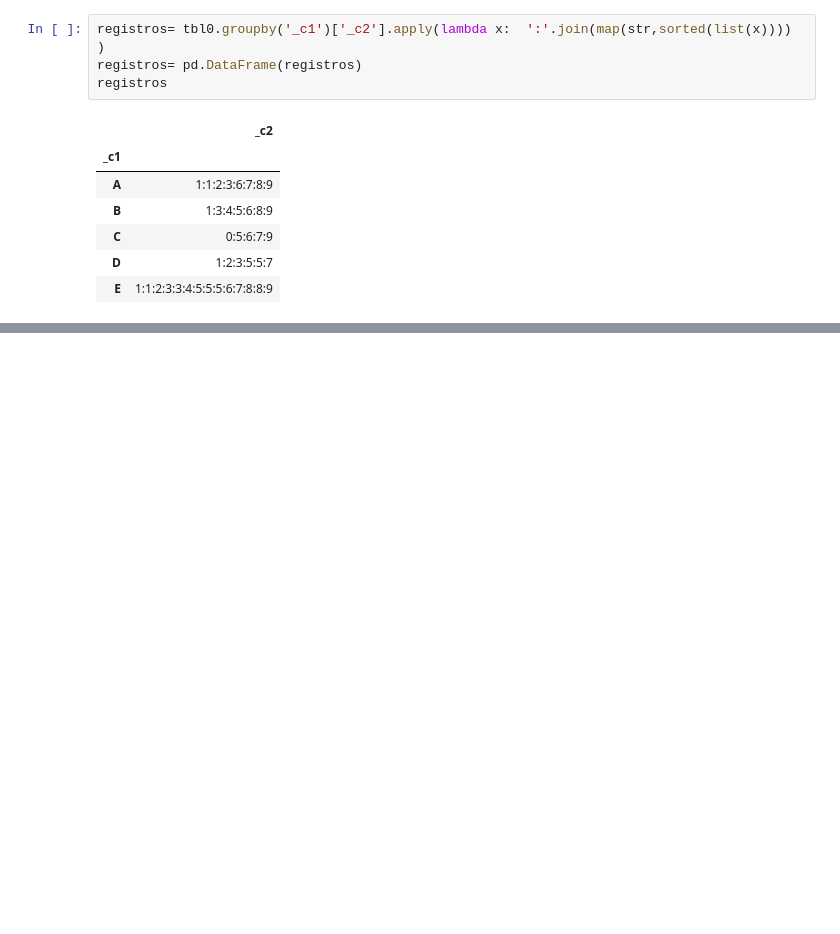
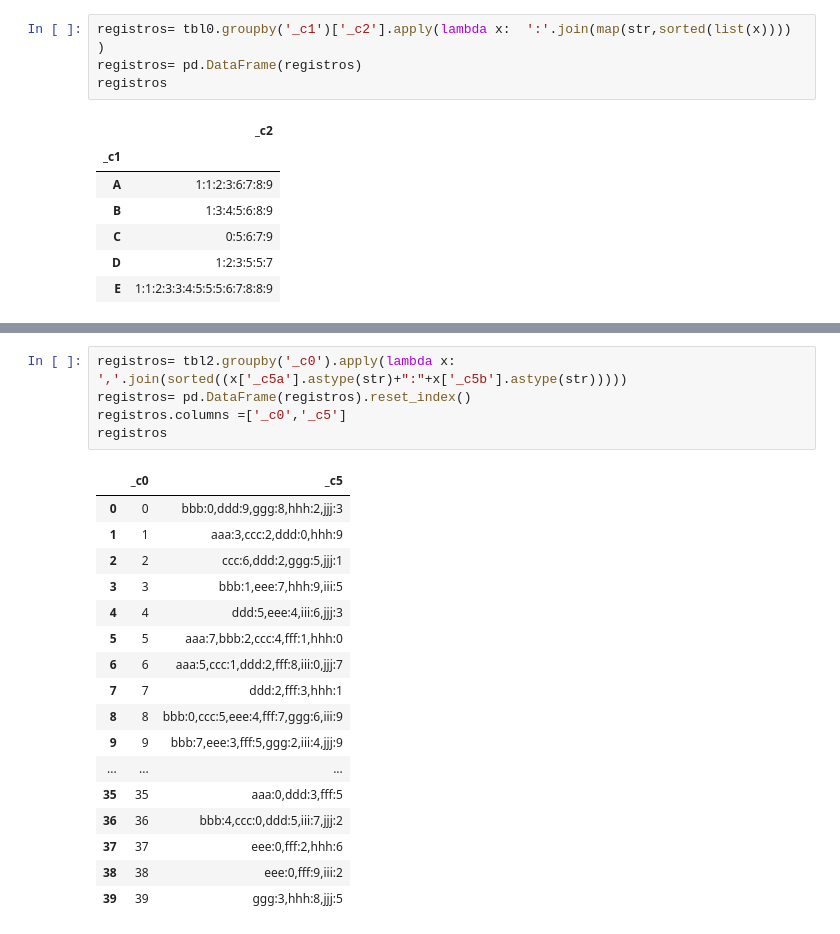
Before and after one commit to ciencia-de-los-datos/programacion-usando-pandas-juaquinteromo, a Jupyter notebook: Solucion.ipynb, the cells around one changed output, grey strips where cells are left out. Saved outputs shown, nothing was run; the diff lists cells and outputs as text; blank space fills up the shorter version.

```diff
--- a/Solucion.ipynb
+++ b/Solucion.ipynb
@@ -183,0 +183,23 @@ registros
+# %%
+registros= tbl2.groupby('_c0').apply(lambda x: ','.join(sorted((x['_c5a'].astype(str)+":"+x['_c5b'].astype(str)))))
+registros= pd.DataFrame(registros).reset_index()
+registros.columns =['_c0','_c5']
+registros
+# %% [output]
+|  | _c0 | _c5 |
+| 0 | 0 | bbb:0,ddd:9,ggg:8,hhh:2,jjj:3 |
+| 1 | 1 | aaa:3,ccc:2,ddd:0,hhh:9 |
+| 2 | 2 | ccc:6,ddd:2,ggg:5,jjj:1 |
+| 3 | 3 | bbb:1,eee:7,hhh:9,iii:5 |
+| 4 | 4 | ddd:5,eee:4,iii:6,jjj:3 |
+| 5 | 5 | aaa:7,bbb:2,ccc:4,fff:1,hhh:0 |
+| 6 | 6 | aaa:5,ccc:1,ddd:2,fff:8,iii:0,jjj:7 |
+| 7 | 7 | ddd:2,fff:3,hhh:1 |
+| 8 | 8 | bbb:0,ccc:5,eee:4,fff:7,ggg:6,iii:9 |
+| 9 | 9 | bbb:7,eee:3,fff:5,ggg:2,iii:4,jjj:9 |
+| ... | ... | ... |
+| 35 | 35 | aaa:0,ddd:3,fff:5 |
+| 36 | 36 | bbb:4,ccc:0,ddd:5,iii:7,jjj:2 |
+| 37 | 37 | eee:0,fff:2,hhh:6 |
+| 38 | 38 | eee:0,fff:9,iii:2 |
+| 39 | 39 | ggg:3,hhh:8,jjj:5 |
```
Also changed, not shown: parts of 3 cells of this notebook, 1 other file.
